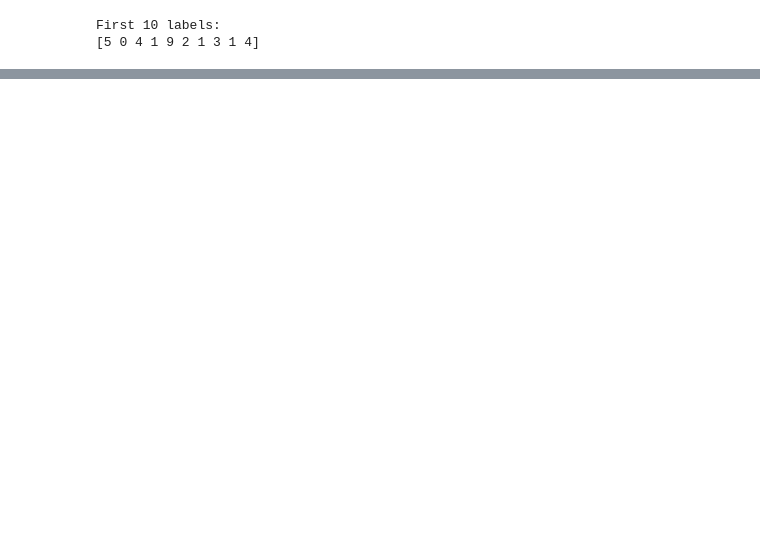
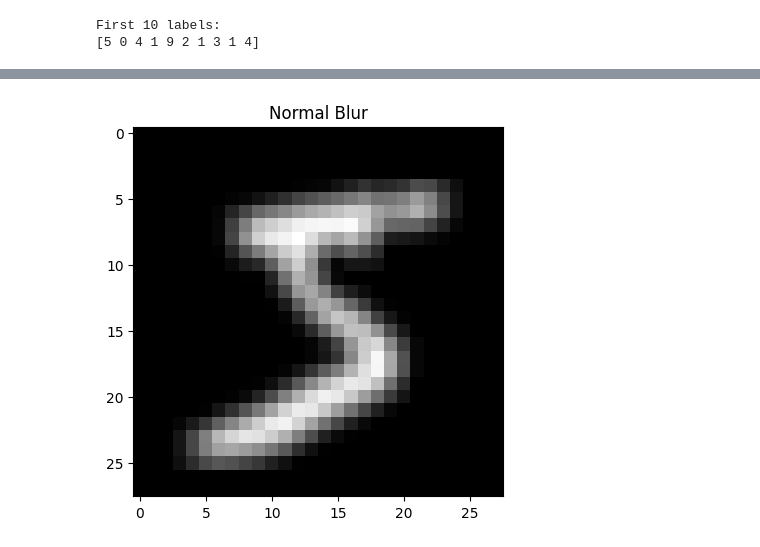
Before and after one commit to rexarsh/BigDataMnist, a Jupyter notebook: bigdata1.ipynb, the cells around one changed output, grey strips where cells are left out. Saved outputs shown, nothing was run; the diff lists cells and outputs as text; code cells hidden in the pictures; blank space fills up the shorter version.

```diff
--- a/bigdata1.ipynb
+++ b/bigdata1.ipynb
@@ -95,0 +83,9 @@ warning: You appear to have cloned an empty repository.
+# %%
+img = x_train[0]
+blur = cv2.blur(img, (3, 3))
+
+plt.imshow(blur, cmap='gray')
+plt.title("Normal Blur")
+plt.show()
+# %% [output]
+[figure, added]
```
Also changed, not shown: parts of 9 cells of this notebook.
